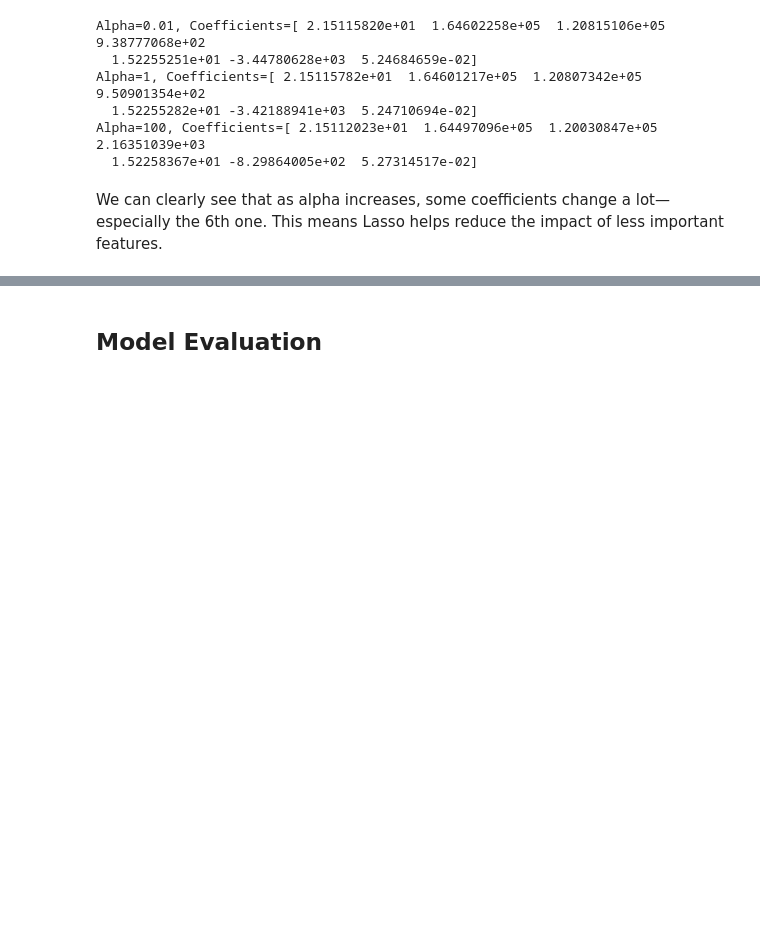
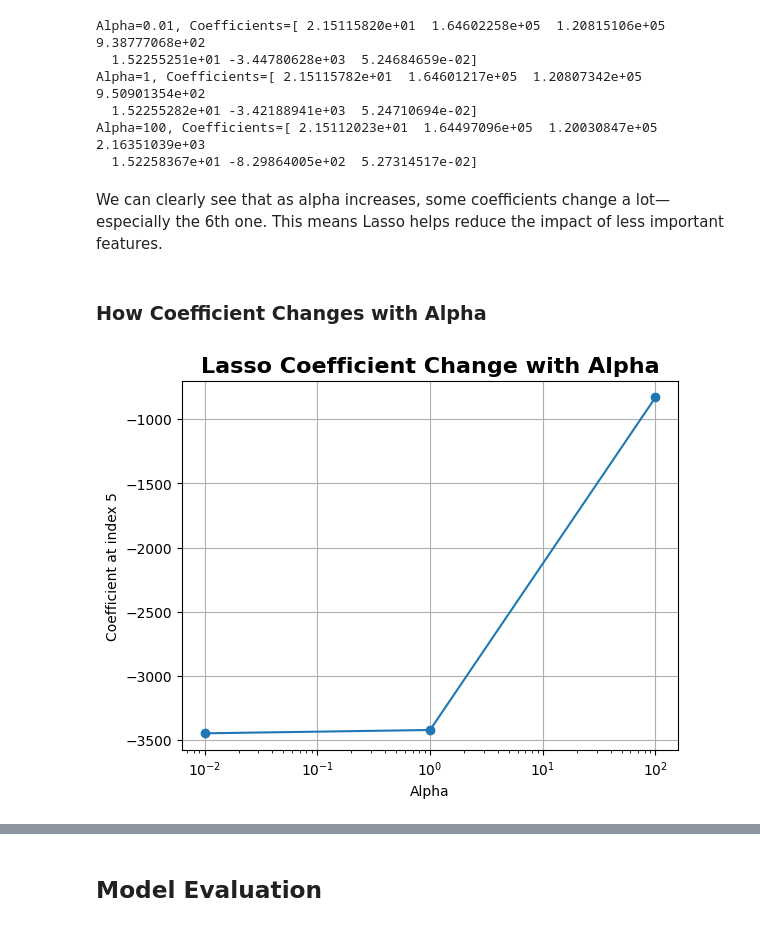
Before and after one commit to MONA100421/Chen_Yi_Weng_MT1_DSCI_552, a Jupyter notebook: notebook/Chen_Yi_Weng_MT1_Coding_DSCI_552.ipynb, the cells around one changed output, grey strips where cells are left out. Drawn from its saved outputs; the diff is of its cells as text; code cells hidden in the pictures; blank space fills up the shorter version.

```diff
--- a/notebook/Chen_Yi_Weng_MT1_Coding_DSCI_552.ipynb
+++ b/notebook/Chen_Yi_Weng_MT1_Coding_DSCI_552.ipynb
@@ -318,3 +316,28 @@ Alpha=100, Coefficients=[ 2.15112023e+01  1.64497096e+05  1.20030847e+05  2.1635
   1.52258367e+01 -8.29864005e+02  5.27314517e-02]
 # %% [markdown]
 We can clearly see that as alpha increases, some coefficients change a lot—especially the 6th one. This means Lasso helps reduce the impact of less important features.
+# %% [markdown]
+### How Coefficient Changes with Alpha
+# %%
+alphas = [0.01, 1, 100]
+coef_list = [
+    [2.15115820e+01, 1.64602258e+05, 1.20815106e+05, 9.38777068e+02, 1.52255251e+01, -3.44780628e+03, 5.24684659e-02],
+    [2.15115782e+01, 1.64601217e+05, 1.20807342e+05, 9.50901354e+02, 1.52255282e+01, -3.42188941e+03, 5.24710694e-02],
+    [2.15112023e+01, 1.64497096e+05, 1.20030847e+05, 2.16351039e+03, 1.52258367e+01, -8.29864005e+02, 5.27314517e-02]
+]
+
+# Visualize how one specific coefficient changes with alpha
+import matplotlib.pyplot as plt
+
+coef_index = 5  # Change this to any index 0-6 to view other coefficients
+coef_values = [coef[coef_index] for coef in coef_list]
+
+plt.plot(alphas, coef_values, marker='o')
+plt.xscale('log')
+plt.xlabel('Alpha')
+plt.ylabel(f'Coefficient at index {coef_index}')
+plt.title('Lasso Coefficient Change with Alpha', fontsize=16, fontweight='bold')
+plt.grid(True)
+plt.show()
+# %% [output]
+[figure, added]
```
Also changed, not shown: parts of 2 cells of this notebook.
